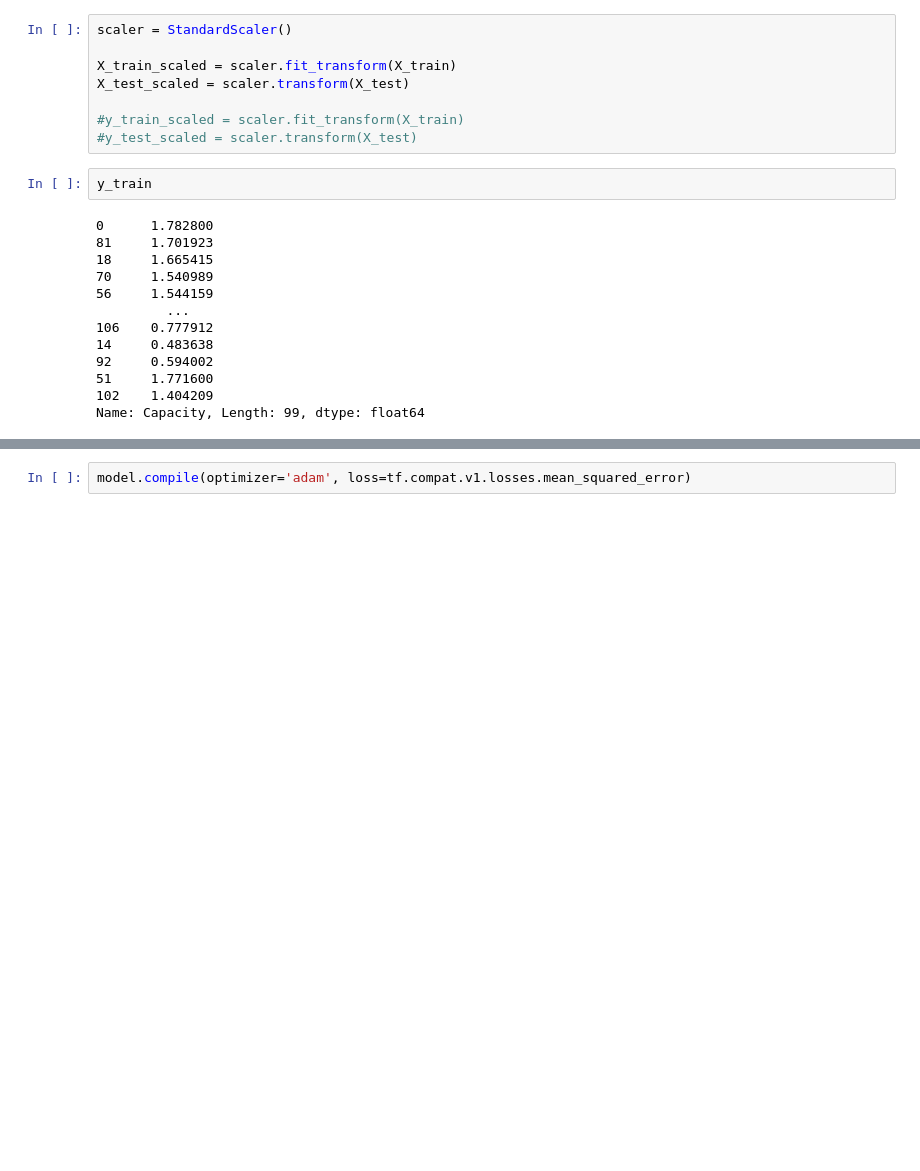
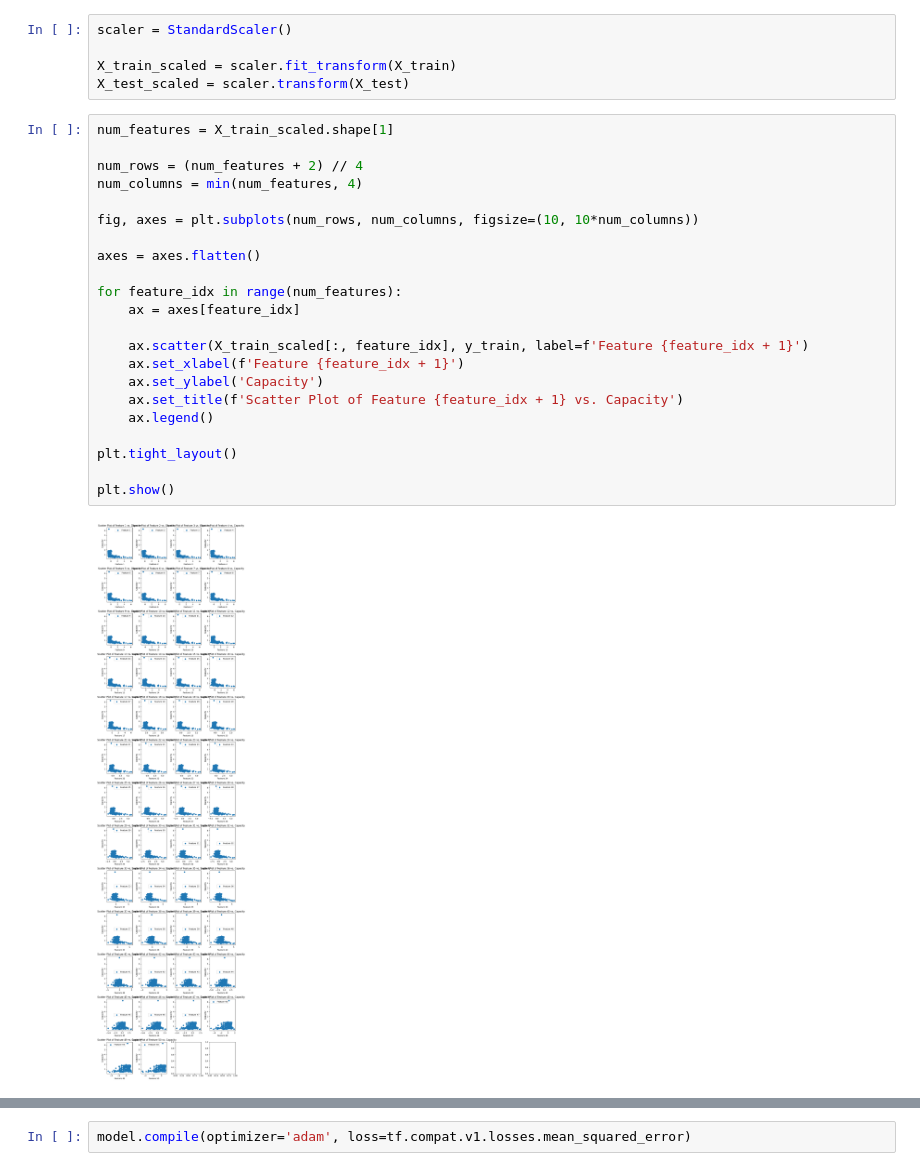
Before and after one commit to umerghafoor/battery-degradation-trajectory-prediction, a Jupyter notebook: neuralnetwoks_lifetime_prediction.ipynb, the cells around one changed output, grey strips where cells are left out. Saved outputs shown, nothing was run; the diff lists cells and outputs as text; blank space fills up the shorter version.

```diff
--- a/neuralnetwoks_lifetime_prediction.ipynb
+++ b/neuralnetwoks_lifetime_prediction.ipynb
@@ -35,23 +54,29 @@ scaler = StandardScaler()
 
 X_train_scaled = scaler.fit_transform(X_train)
 X_test_scaled = scaler.transform(X_test)
-
-#y_train_scaled = scaler.fit_transform(X_train)
-#y_test_scaled = scaler.transform(X_test)
-# %%
-y_train
-# %% [output]
-0      1.782800
-81     1.701923
-18     1.665415
-70     1.540989
-56     1.544159
-         ...
-106    0.777912
-14     0.483638
-92     0.594002
-51     1.771600
-102    1.404209
-Name: Capacity, Length: 99, dtype: float64
+# %%
+num_features = X_train_scaled.shape[1]
+
+num_rows = (num_features + 2) // 4
+num_columns = min(num_features, 4)
+
+fig, axes = plt.subplots(num_rows, num_columns, figsize=(10, 10*num_columns))
+
+axes = axes.flatten()
+
+for feature_idx in range(num_features):
+    ax = axes[feature_idx]
+
+    ax.scatter(X_train_scaled[:, feature_idx], y_train, label=f'Feature {feature_idx + 1}')
+    ax.set_xlabel(f'Feature {feature_idx + 1}')
+    ax.set_ylabel('Capacity')
+    ax.set_title(f'Scatter Plot of Feature {feature_idx + 1} vs. Capacity')
+    ax.legend()
+
+plt.tight_layout()
+
+plt.show()
+# %% [output]
+[figure, added]
 # %%
 model = keras.Sequential([
```
Also changed, not shown: parts of 11 cells of this notebook, 1 other file.
